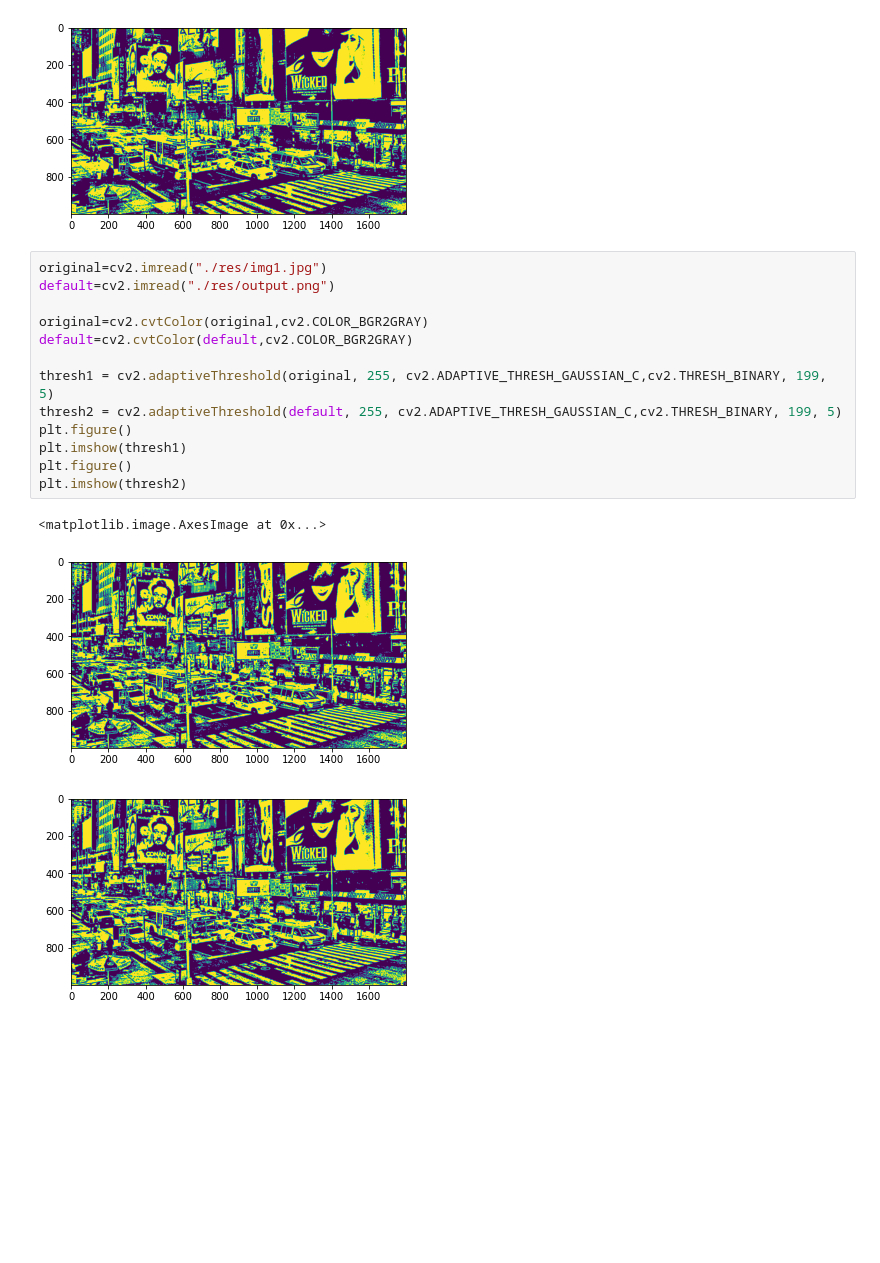
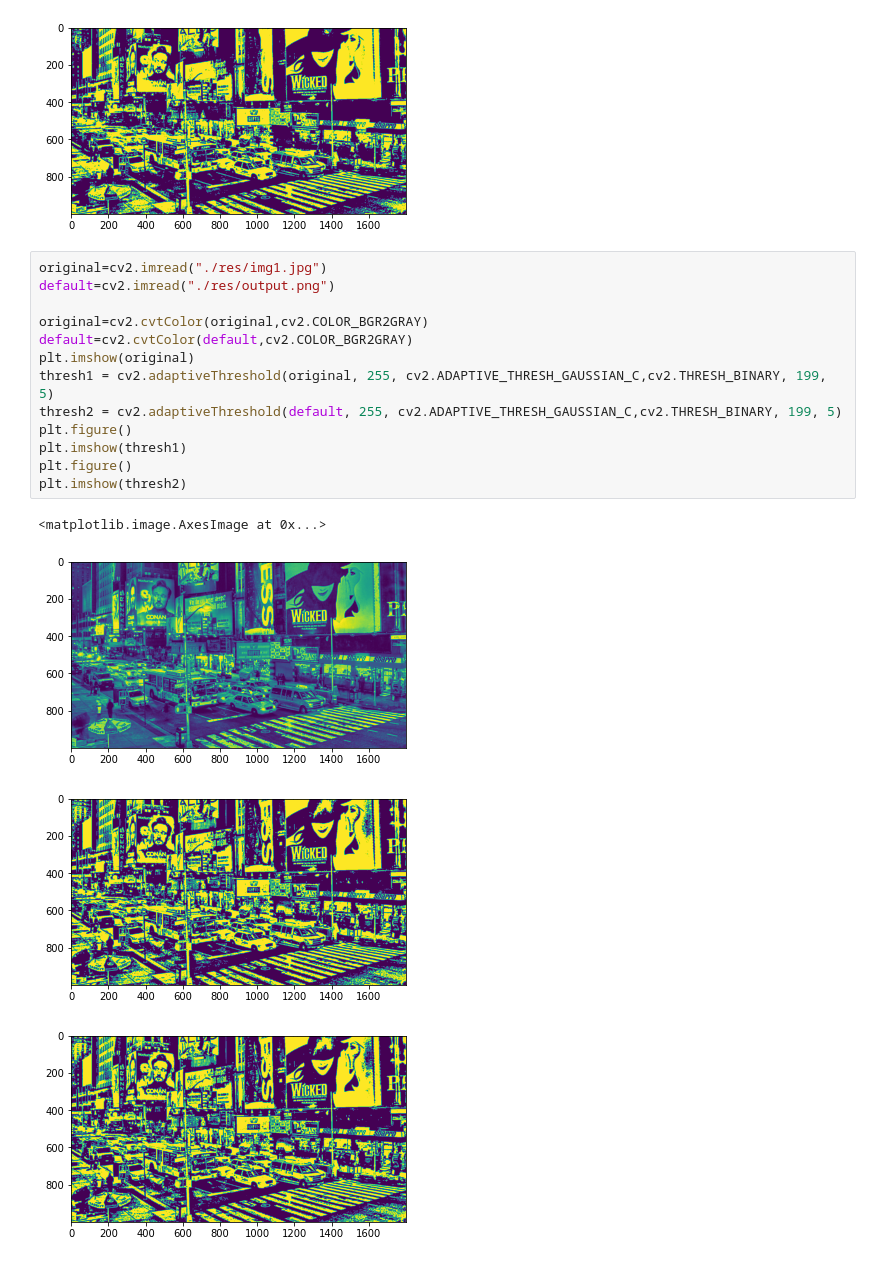
Before and after one commit to AhmedErrahmani/Image_Steganography, a Jupyter notebook: Untitled.ipynb, the cells around one changed output. Drawn from its saved outputs; the diff is of its cells as text; blank space fills up the shorter version.

```diff
--- a/Untitled.ipynb
+++ b/Untitled.ipynb
@@ -93,17 +93,18 @@ plt.imshow(thresh2)
 # %%
 original=cv2.imread("./res/img1.jpg")
 default=cv2.imread("./res/output.png")
 
 original=cv2.cvtColor(original,cv2.COLOR_BGR2GRAY)
 default=cv2.cvtColor(default,cv2.COLOR_BGR2GRAY)
-
+plt.imshow(original)
 thresh1 = cv2.adaptiveThreshold(original, 255, cv2.ADAPTIVE_THRESH_GAUSSIAN_C,cv2.THRESH_BINARY, 199, 5)
 thresh2 = cv2.adaptiveThreshold(default, 255, cv2.ADAPTIVE_THRESH_GAUSSIAN_C,cv2.THRESH_BINARY, 199, 5)
 plt.figure()
 plt.imshow(thresh1)
 plt.figure()
 plt.imshow(thresh2)
 # %% [output]
 <matplotlib.image.AxesImage at 0x...>
-[figure, old version]
+[figure, new version]
-[figure, old version]
+[figure, new version]
+[figure, added]
```
Also changed, not shown: parts of 1 cell of this notebook, 3 other files.
